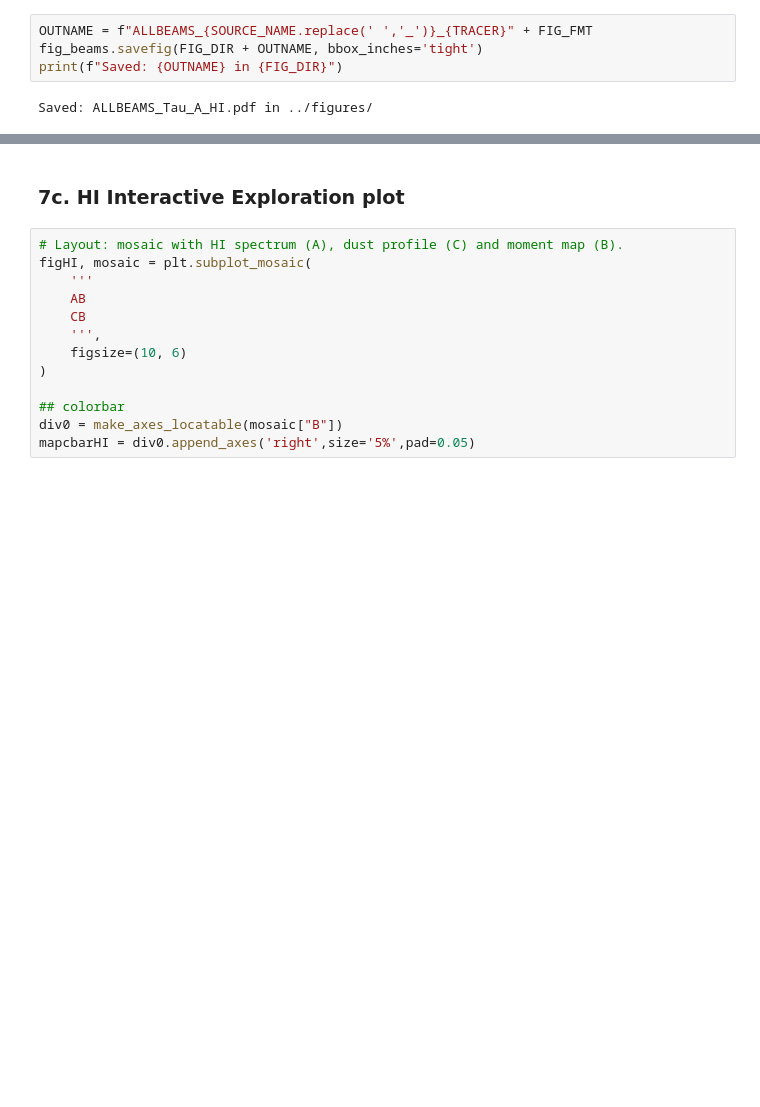
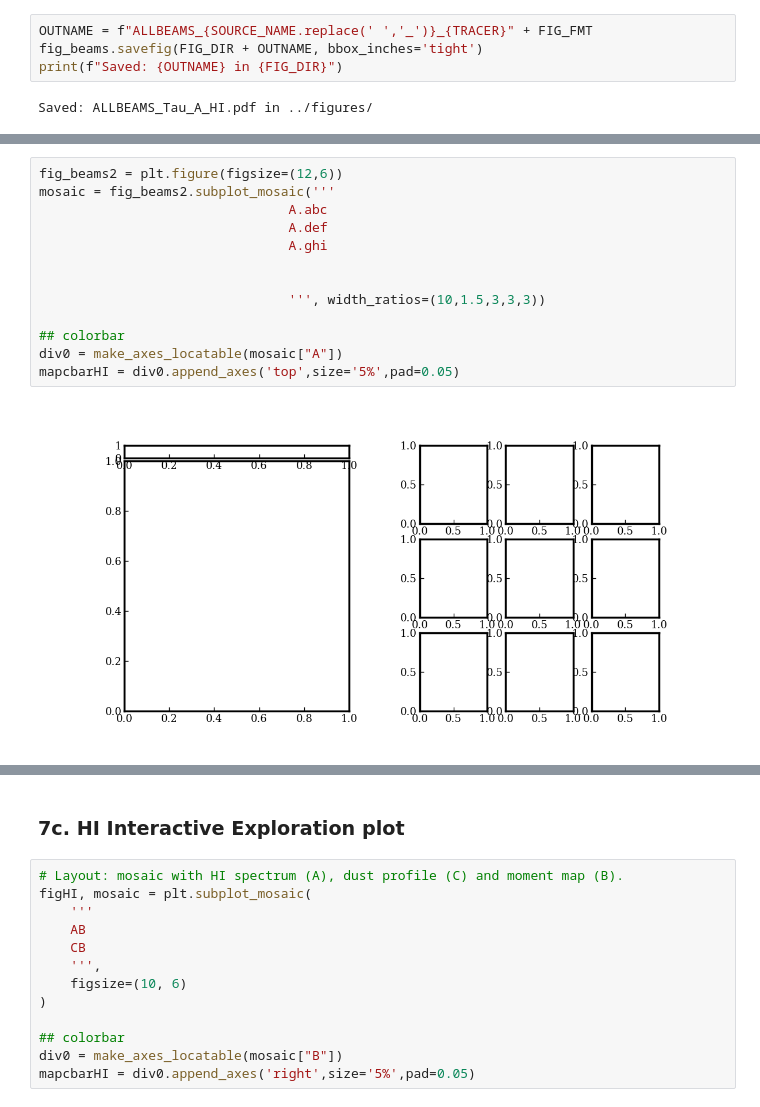
Before and after one commit to LucieCros/rrl-ism-analysis, a Jupyter notebook: notebooks/1_Cloud-id.ipynb, the cells around one changed output, grey strips where cells are left out. Cells and saved outputs as stored; diff of their text form; blank space fills up the shorter version.

```diff
--- a/notebooks/1_Cloud-id.ipynb
+++ b/notebooks/1_Cloud-id.ipynb
@@ -1003,0 +1030,15 @@ Saved: ALLBEAMS_Tau_A_HI.pdf in ../figures/
+# %%
+fig_beams2 = plt.figure(figsize=(12,6))
+mosaic = fig_beams2.subplot_mosaic('''
+                                A.abc
+                                A.def
+                                A.ghi
+
+
+                                ''', width_ratios=(10,1.5,3,3,3))
+
+## colorbar
+div0 = make_axes_locatable(mosaic["A"])
+mapcbarHI = div0.append_axes('top',size='5%',pad=0.05)
+# %% [output]
+[figure, added]
```
Also changed, not shown: parts of 12 cells of this notebook, 3 other files.
